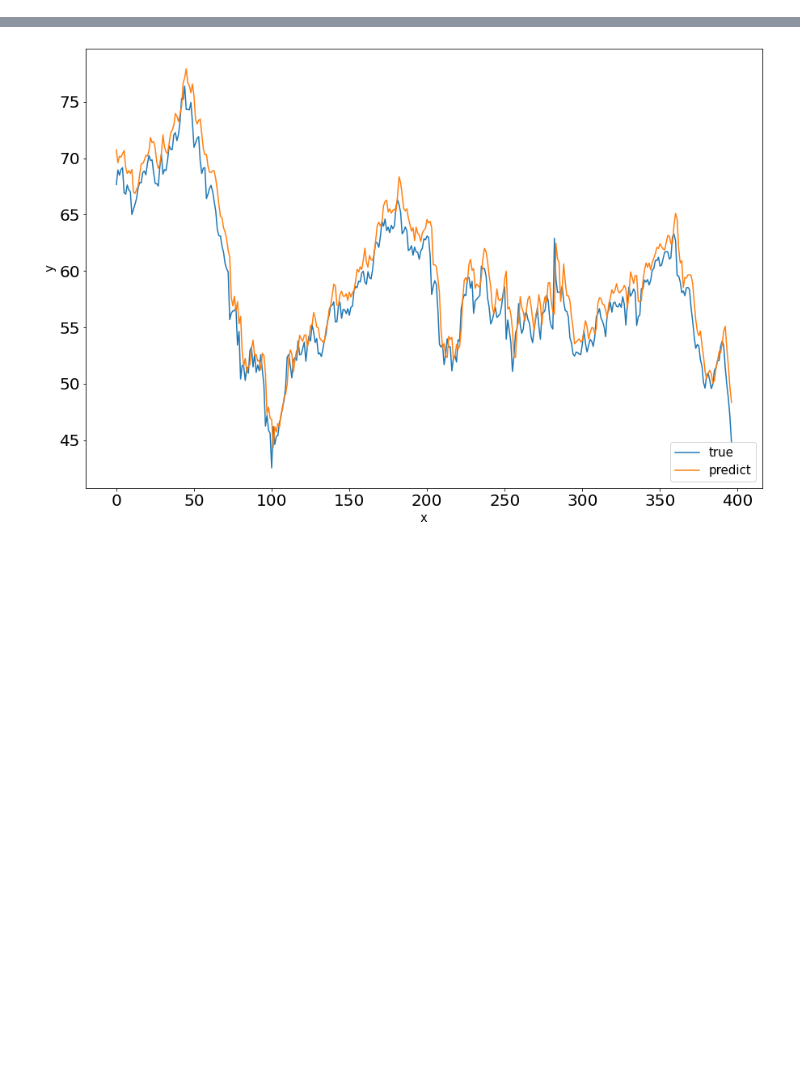
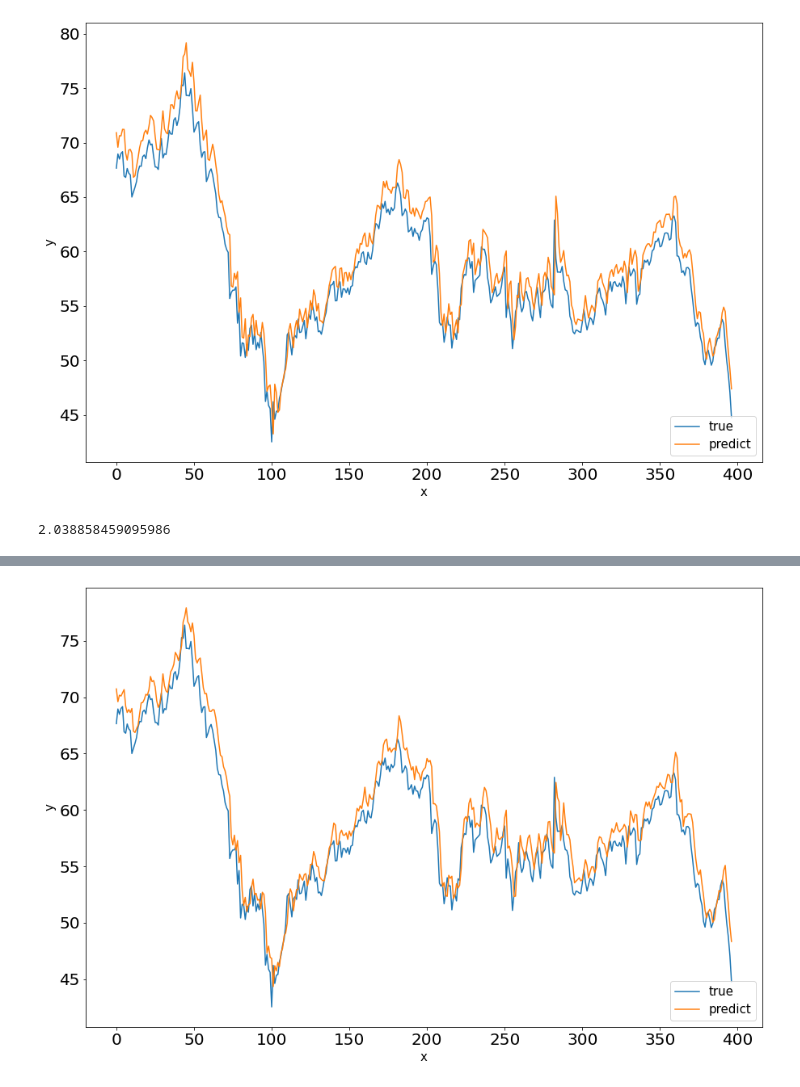
Before and after one commit to raymondcwh/stat4012model, a Jupyter notebook: WTI MLP YF.ipynb, the cells around one changed output, grey strips where cells are left out. Cells and saved outputs as stored; diff of their text form; code cells hidden in the pictures; blank space fills up the shorter version.

Commit message:
Update on PCA upon forward rates

```diff
--- a/WTI MLP YF.ipynb
+++ b/WTI MLP YF.ipynb
@@ -21,30 +21,38 @@ def compareModelGraph(model1, model2):
     return
 # %%
 class MLP:
-    def __init__(self, xyTrainTest, batchNorm=None, layerN=3, actFunc="relu", nn=64, alpha=0):
+    def __init__(self, xyTrainTest, batchNorm=None, dropout=None, dropoutProb=0.2, layerN=3, actFunc="relu", nn=64, alpha=0, lr=0.01):
         actFuncDict = {"relu": tf.keras.layers.ReLU(negative_slope=alpha), "tanh": tf.keras.layers.Activation('tanh')}
         assert isinstance(xyTrainTest, (list, tuple)) and (len(xyTrainTest) == 4)
         assert isinstance(actFunc, str) and actFunc.lower() in actFuncDict.keys()
         assert (batchNorm is None) or isinstance(batchNorm, (int, list))
+        assert (dropout is None) or isinstance(dropout, (int, list))
         assert layerN > 0
         self.xTrain, self.yTrain, self.xTest, self.yTest = xyTrainTest
         self.trainLen = len(self.xTrain)
         self.layerN = layerN
         self.batchNorm = batchNorm
+        self.dropout = dropout
+        self.dropoutProb = dropoutProb
         self.actFunc = actFuncDict.get(actFunc.lower())
         self.nn = nn
+        self.lr = lr
+        self.unNorm = False
         return
 
     def buildModel(self):
         layerN = self.layerN
         batchNorm = self.batchNorm
+        dropout = self.dropout
         model = tf.keras.models.Sequential()
         for i in range(1,(layerN+1)):
             model.add(tf.keras.layers.Dense(self.nn, activation=self.actFunc))
             if batchNorm and ((i == batchNorm) or (i in batchNorm)):
                 model.add(tf.keras.layers.BatchNormalization())
-        model.add(tf.keras.layers.Dense(1, activation=tf.nn.relu))
-        optimizer = tf.keras.optimizers.Adam(learning_rate=0.01)
+            if dropout and ((i == dropout) or (i in dropout)):
+                model.add(tf.keras.layers.Dropout(self.dropoutProb))
+        model.add(tf.keras.layers.Dense(1, activation=self.actFunc))
+        optimizer = tf.keras.optimizers.Adam(learning_rate=self.lr)
         model.compile(optimizer=optimizer, loss="mse",  metrics=[tf.keras.metrics.RootMeanSquaredError()])
 
         return model
@@ -52,7 +60,7 @@ class MLP:
     def train(self, bs=32, ntry=10):
         validLen = math.ceil(self.trainLen * 0.2)
         model = self.buildModel()
-        model.fit(self.xTrain, self.yTrain, batch_size=bs, epochs=100, shuffle=True, verbose=0)
+        model.fit(self.xTrain, self.yTrain    , batch_size=bs, epochs=100, shuffle=True, verbose=0)
         self.bestModel = model
         bestLoss = model.evaluate(self.xTrain[-validLen:], self.yTrain[-validLen:])
 
@@ -68,19 +76,25 @@ class MLP:
         self.yPred = self.bestModel.predict(self.xTest)
         return
 
-    def RMSE(self):
+    def RMSE(self, l=None, h=None):
+        if (not self.unNorm) and (l is not None) and (h is not None):
+            self.yTest = self.yTest * (h-l) + l
+            self.yPred = self.yPred * (h-l) + l
+            self.unNorm = True
         self.rmse = np.sqrt(np.mean(np.square(self.yTest-self.yPred)))
-        return
+        return self.rmse
 
     def genGraph(self, l=None, h=None):
         testLen = len(self.yTest)
         self.predict()
         yTest = self.yTest
         yPred = self.yPred
-        if (l is not None) and h is not None:
+        if (not self.unNorm) and (l is not None) and (h is not None):
             yTest = yTest * (h-l) + l
             yPred = yPred * (h-l) + l
-
+            self.yTest = yTest
+            self.yPred = yPred
+            self.unNorm = True
         plt.figure(figsize=(15, 10))
         plt.rcParams["font.size"] = "20"
         plt.plot(range(testLen), yTest, label="true")
@@ -493,0 +158,4 @@ ratesDf.to_csv("./dataset/rates.csv")
+# %%
+start = "2012-03-01"
+end = "2022-03-01"
+oilPrice = yf.download("CL=F", start=start, end=end).loc[:,["Close"]]
@@ -493,0 +191,4 @@ ratesDf.to_csv("./dataset/rates.csv")
+# %%
+dataP = DataProcessor()
+modelP = MLP(dataP.generate_train_test(oilPrice, 5, covid=False, norm=True), alpha=0)
+modelP.train()
@@ -493,0 +214,6 @@ ratesDf.to_csv("./dataset/rates.csv")
+# %%
+modelP.genGraph(l=dataP.l, h=dataP.h)
+modelP.RMSE()
+# %% [output]
+[figure, added]
+2.038858459095986
```
Also changed, not shown: parts of 51 cells of this notebook, 14 other files.
